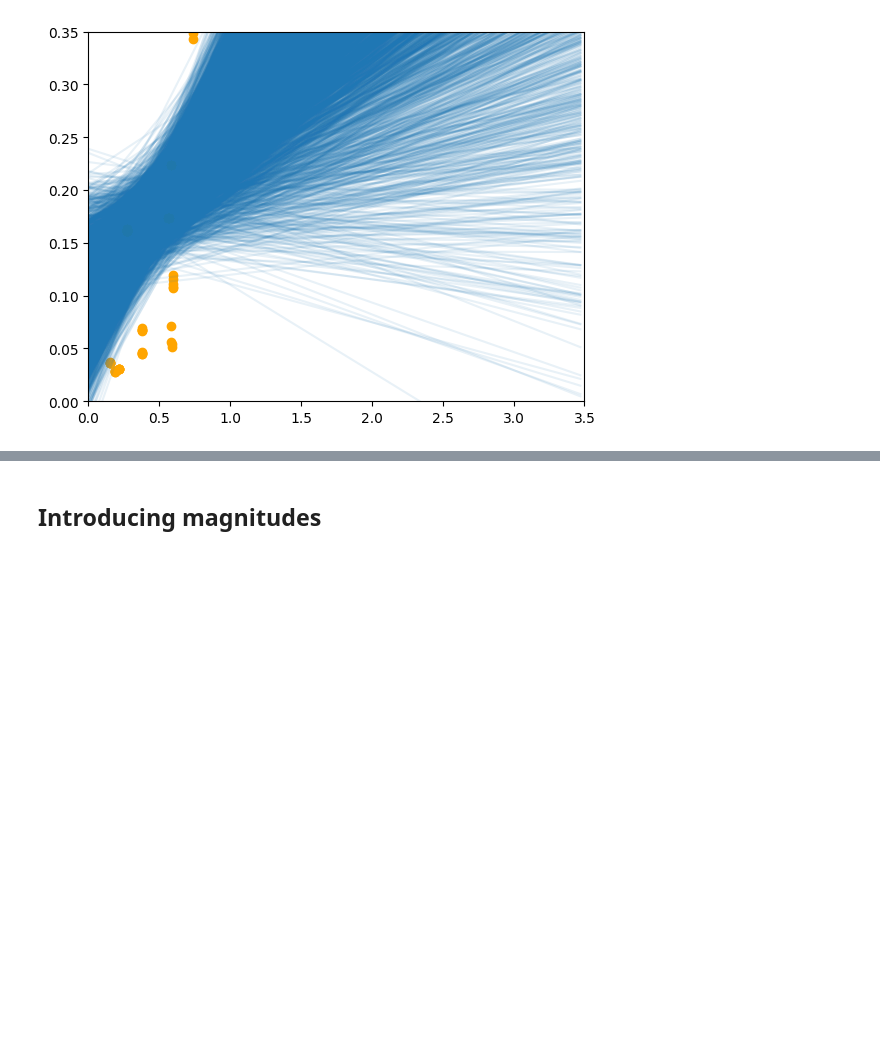
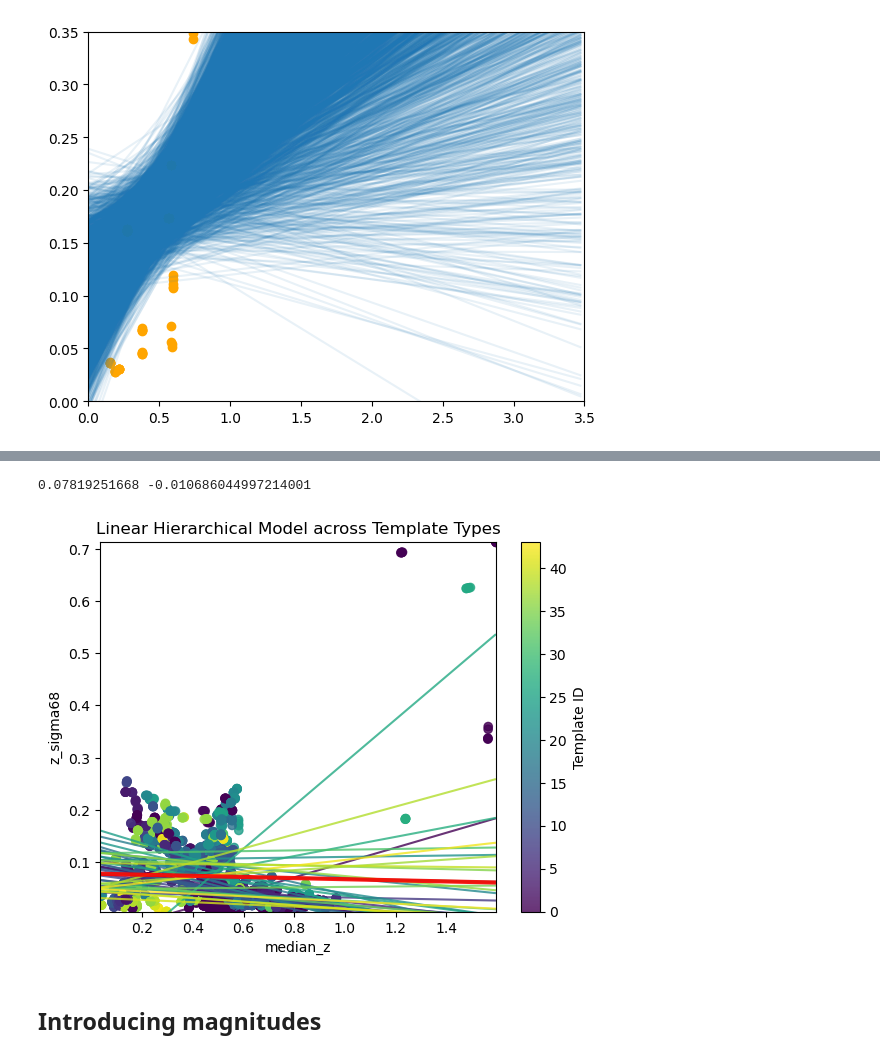
Before and after one commit to bingyanliang/stat-775-final, a Jupyter notebook: hierarchical-regression/regression-model.ipynb, the cells around one changed output, grey strips where cells are left out. Drawn from its saved outputs; the diff is of its cells as text; code cells hidden in the pictures; blank space fills up the shorter version.

Commit message:
Add plot function to show template groups

```diff
--- a/hierarchical-regression/regression-model.ipynb
+++ b/hierarchical-regression/regression-model.ipynb
@@ -160,3 +169,48 @@ plt.draw()
+# %%
+alpha_group = np.array([np.mean(alpha_template) for alpha_template in sample.stan_variable("alpha").transpose()])
+beta_group = np.array([np.mean(beta_template) for beta_template in sample.stan_variable("beta").transpose()])
+color_map = np.arange(0, data_all["template_id"].max()+1)
+# %%
+# get the global slope and intercept
+alpha_bar = np.mean(sample.stan_variable('alpha_bar'))
+beta_bar = np.mean(sample.stan_variable('beta_bar'))
+print(alpha_bar, beta_bar)
+# %% [output]
+0.07819251668 -0.010686044997214001
+# %%
+x_data = median_z
+y_data = z_sigma68
+# %%
+xs = np.arange(np.min(x_data), np.max(x_data), np.max(x_data)/1000) # replace median_z with whatever x-axis is
+segs = []
+for template_id in range(len(alpha_group)):
+    data = alpha_group[template_id] + beta_group[template_id]*xs
+    segs.append(((xs[0], data[0]), (xs[-1], data[-1])))
+
+# append the global linear fit
+global_seg = []
+global_data = alpha_bar + beta_bar*xs
+global_seg.append(((xs[0], global_data[0]), (xs[-1], global_data[-1])))
+# %%
+fig, ax = plt.subplots()
+ln_coll = matplotlib.collections.LineCollection(segs, array=color_map, alpha=0.8, linewidths=1.5)
+global_ln_coll = matplotlib.collections.LineCollection(global_seg, color='red', alpha=0.9, linewidths=3)
+
+ax.set_xlim(np.min(x_data), np.max(x_data))
+ax.set_ylim(np.min(z_sigma68), np.max(y_data))
+ax.set_xlabel("median_z")
+ax.set_ylabel("z_sigma68")
+ax.set_title("Linear Hierarchical Model across Template Types")
+
+ax.add_collection(ln_coll)
+ax.add_collection(global_ln_coll)
+ax.scatter(x_data, z_sigma68, c=group_id, alpha=0.8)
+
+template_color = fig.colorbar(ln_coll)
+template_color.set_label('Template ID')
+plt.show()
+# %% [output]
+[figure, added]
 # %% [markdown]
 ## Introducing magnitudes
 # %%
```
Also changed, not shown: parts of 10 cells of this notebook, 3 other files.
